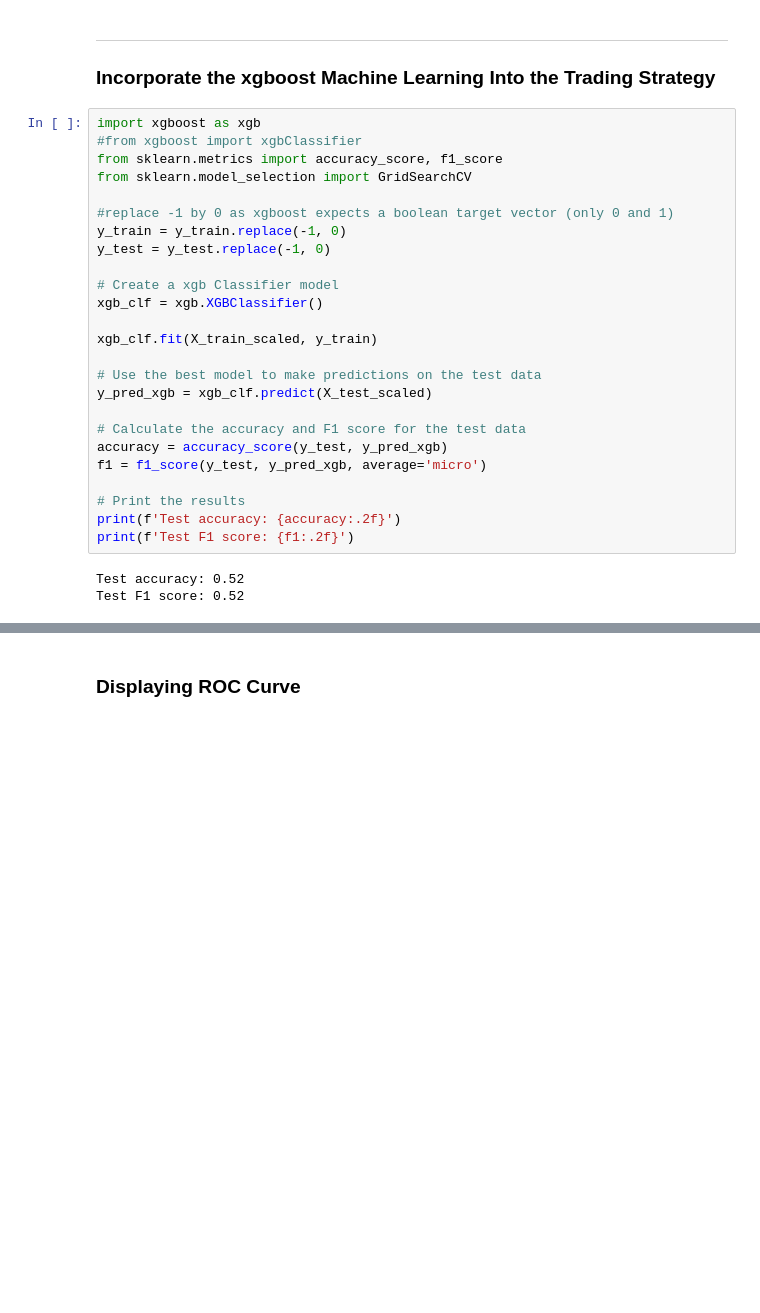
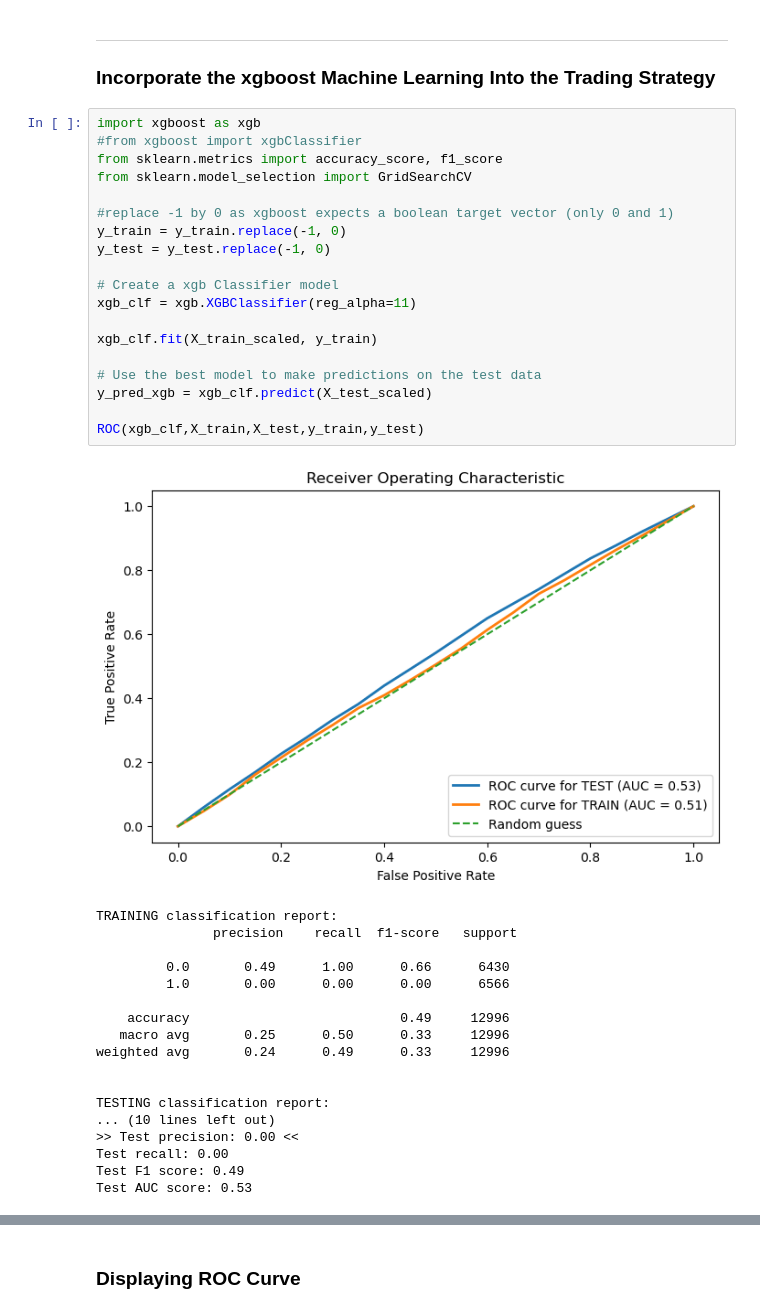
Before and after one commit to adrienCAD/ALGOTRADING_Research, a Jupyter notebook: Coding_Experiments/SimpleTrendFollowing_XGB.ipynb, the cells around one changed output, grey strips where cells are left out. Drawn from its saved outputs; the diff is of its cells as text; blank space fills up the shorter version.

```diff
--- a/Coding_Experiments/SimpleTrendFollowing_XGB.ipynb
+++ b/Coding_Experiments/SimpleTrendFollowing_XGB.ipynb
@@ -581,28 +384,38 @@ X = X[to_keep]
 # %%
 import xgboost as xgb
 #from xgboost import xgbClassifier
 from sklearn.metrics import accuracy_score, f1_score
 from sklearn.model_selection import GridSearchCV
 
 #replace -1 by 0 as xgboost expects a boolean target vector (only 0 and 1)
 y_train = y_train.replace(-1, 0)
 y_test = y_test.replace(-1, 0)
 
 # Create a xgb Classifier model
-xgb_clf = xgb.XGBClassifier()
+xgb_clf = xgb.XGBClassifier(reg_alpha=11)
 
 xgb_clf.fit(X_train_scaled, y_train)
 
 # Use the best model to make predictions on the test data
 y_pred_xgb = xgb_clf.predict(X_test_scaled)
 
-# Calculate the accuracy and F1 score for the test data
-accuracy = accuracy_score(y_test, y_pred_xgb)
-f1 = f1_score(y_test, y_pred_xgb, average='micro')
-
-# Print the results
-print(f'Test accuracy: {accuracy:.2f}')
-print(f'Test F1 score: {f1:.2f}')
+ROC(xgb_clf,X_train,X_test,y_train,y_test)
 # %% [output]
+[figure, added]
-Test accuracy: 0.52
-Test F1 score: 0.52
+TRAINING classification report:
+               precision    recall  f1-score   support
+
+         0.0       0.49      1.00      0.66      6430
+         1.0       0.00      0.00      0.00      6566
+
+    accuracy                           0.49     12996
+   macro avg       0.25      0.50      0.33     12996
+weighted avg       0.24      0.49      0.33     12996
+
+
+TESTING classification report:
+... (10 lines left out)
+>> Test precision: 0.00 <<
+Test recall: 0.00
+Test F1 score: 0.49
+Test AUC score: 0.53
```
Also changed, not shown: parts of 65 cells of this notebook, 2 other files.
